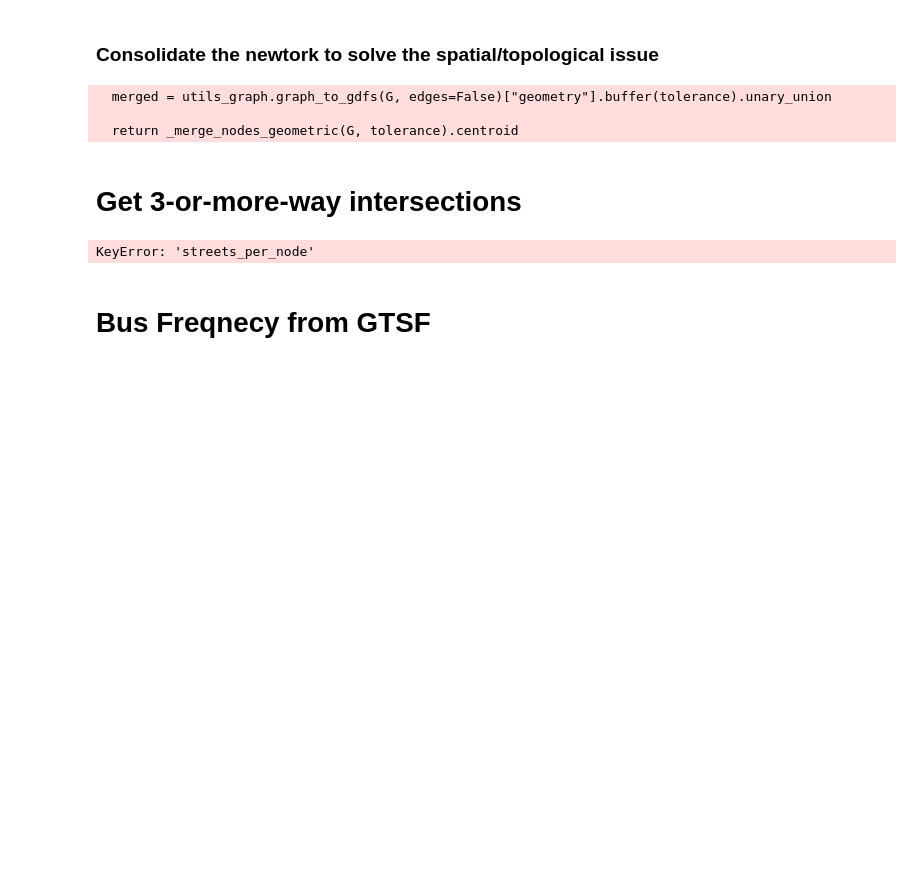
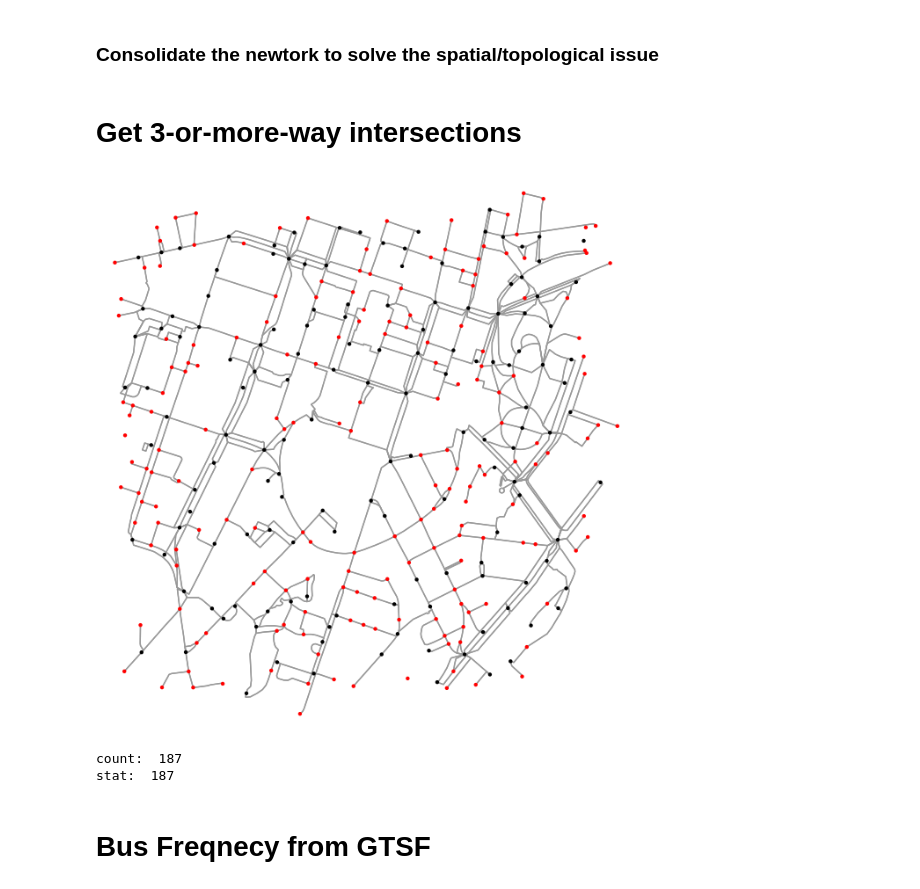
Before and after one commit to jankomag/uli-nz, a Jupyter notebook: network_generation.ipynb, the cells around one changed output. Cells and saved outputs as stored; diff of their text form; code cells hidden in the pictures; blank space fills up the shorter version.

Commit message:
after revising street connectivity indicator

```diff
--- a/network_generation.ipynb
+++ b/network_generation.ipynb
@@ -98,8 +70,2 @@ ox.io.save_graphml(G, filepath="data/network_analysis/auckland_network_bike_unco
 # %% [markdown]
 ### Consolidate the newtork to solve the spatial/topological issue
-# %%
-G_consoli = ox.simplification.consolidate_intersections(G, rebuild_graph=False)
-# %% [output]
-  merged = utils_graph.graph_to_gdfs(G, edges=False)["geometry"].buffer(tolerance).unary_union
-
-  return _merge_nodes_geometric(G, tolerance).centroid
@@ -109,6 +72,23 @@ nodes, edges = ox.graph_to_gdfs(G, nodes=True, edges=True)
 # %% [markdown]
 # Get 3-or-more-way intersections
 # %%
-streets_per_node = G.graph['streets_per_node']
+G = ox.graph_from_address('Auckland, New Zealand', dist=500, network_type='walk', simplify=True, retain_all=True, truncate_by_edge=True)
+G = ox.project_graph(G)
+G = ox.simplification.consolidate_intersections(G, rebuild_graph=True, tolerance=10, reconnect_edges=True)
+
+nc = []
+count = 0
+for n, d in G.nodes(data=True):
+    if d['street_count'] >= 3:
+        nc.append('#FF0000')
+        count += 1
+    else:
+        nc.append('#000000')
+stat = ox.stats.intersection_count(G, min_streets=2)
+ox.plot_graph(G, node_size=10, bgcolor='#FFFFFF', node_color=nc, show=True, save=True, filepath='map.png')
+print('count: ', count)
+print('stat: ', stat)
 # %% [output]
+[figure, added]
-KeyError: 'streets_per_node'
+count:  187
+stat:  187
```
Also changed, not shown: parts of 15 cells of this notebook, 5 other files.
